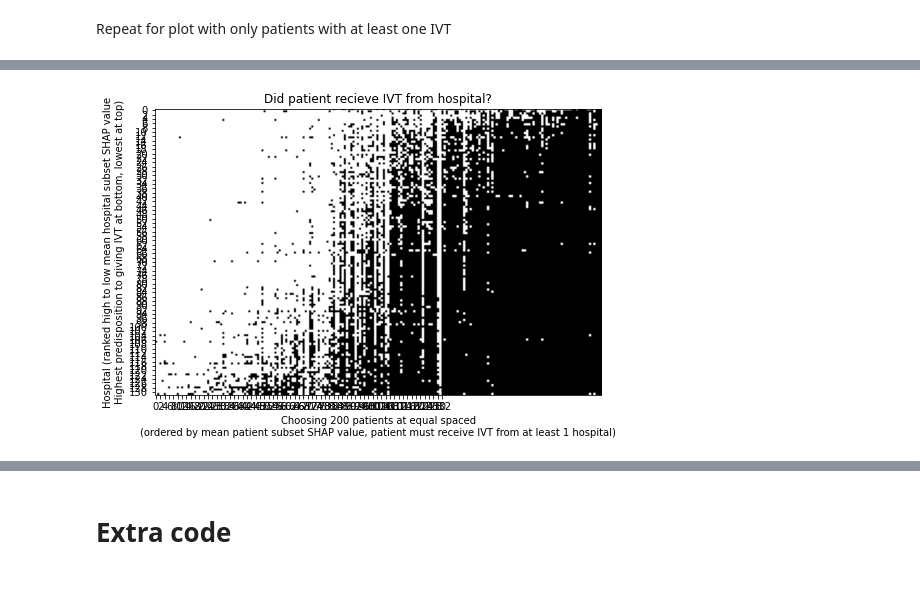
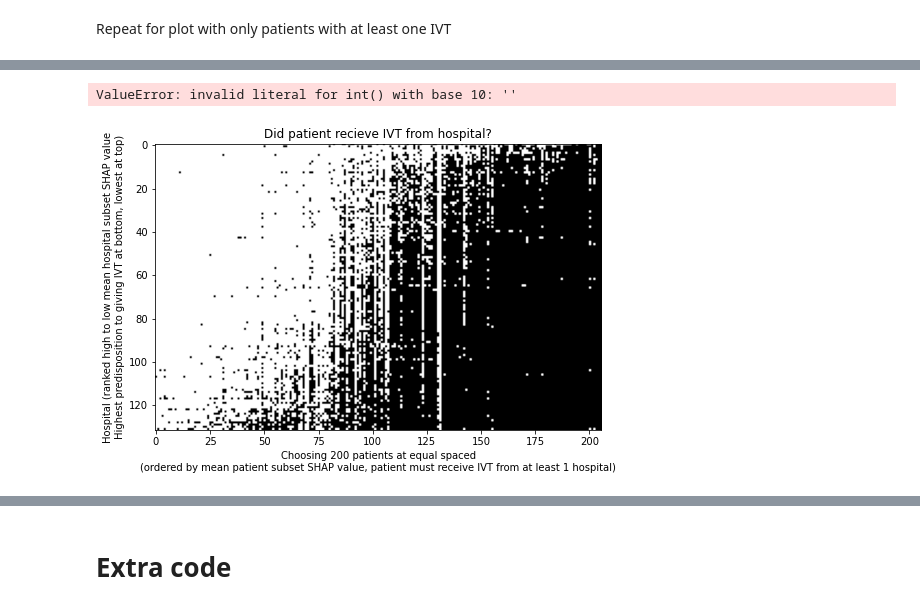
Before and after one commit to samuel-book/samuel_shap_paper_1, a Jupyter notebook: xgb_10_features/04d_10k_subset_SHAP_values_hosp_patient_plot.ipynb, the cells around one changed output, grey strips where cells are left out. Drawn from its saved outputs; the diff is of its cells as text; code cells hidden in the pictures.

Commit message:
Still trying to change plot tick labels. As yet, unfinished

```diff
--- a/xgb_10_features/04d_10k_subset_SHAP_values_hosp_patient_plot.ipynb
+++ b/xgb_10_features/04d_10k_subset_SHAP_values_hosp_patient_plot.ipynb
@@ -142,3 +144,5 @@ test_stroke_team = test['Stroke team']
+# %%
+n_test_patients = test.shape[0]
 # %% [markdown]
 ## Fit XGBoost model
 
@@ -291,7 +295,7 @@ file_exists = exists(filename)
 if file_exists:
     # Load SHAP subset data
     with open(filename, 'rb') as filehandler:
-        df_shap_subset_values = pickle.load(filehandler)
+        df_subset_shap_totals = pickle.load(filehandler)
 
 else:
     # Create df_shap_subset_values
@@ -1109,22 +1099,63 @@ Name: patient_subset_mean, Length: 206, dtype: float64
 # %%
 # seems the first number defines clarity, second defines size
 fig = plt.figure(figsize=(8,8))
 
 ax = fig.add_subplot(111)
 plt.imshow(df_patient_ivt_rate_10k_to_plot2, cmap='Greys')#,  interpolation='nearest')
 ax.set_xlabel('Choosing 200 patients at equal spaced\n(ordered by mean patient subset SHAP value, patient must receive IVT from at least 1 hospital)')
 ax.set_ylabel('Hospital (ranked high to low mean hospital subset SHAP value\nHighest predisposition to giving IVT at bottom, lowest at top)')
 ax.set_title('Did patient recieve IVT from hospital?')
 
+#xticklabels = ax.get_xticklabels()
+#xtick_label_pos = [int(xticklabels[i+1].get_text()) for i in range(len(xticklabels)-1)]
+#xtick_label_pos = xtick_label_pos[:-1]
+##xtick_label_pos
+
+
+#x_label_list = np.array(x_labels)[np.array(xtick_label_pos)]
+#x_label_list = x_labels.tolist()[xtick_label_pos]#['A1', 'B1', 'C1', 'D1']
+#ax.set_xticks(xtick_label_pos)
+#ax.set_xticklabels(x_label_list)
+#ax.set_xticks([20,40,60,80])
+
+
+#ytick_label_pos = [int(yticklabels[i+1].get_text()) for i in range(len(yticklabels)-1)]
+#ytick_label_pos = ytick_label_pos[:-1]
+
+
+# Change x tick labels from the order number to the subset SHAP value
+xticklabels = ax.get_xticklabels()
+xtick_label_pos = [int(xticklabels[i+1].get_text()) for i in range(len(xticklabels)-1)]
+xtick_label_pos = xtick_label_pos[:-1]
+
+x_label_list = np.array(x_labels)[np.array(xtick_label_pos)]
+ax.set_xticks(xtick_label_pos)
+ax.set_xticklabels(x_label_list)
+
+# Change y tick labels from the order number to the subset SHAP value
+
+yticklabels = ax.get_yticklabels()
+ytick_label_pos = [int(yticklabels[i+1].get_text()) for i in range(len(yticklabels)-1)]
+ytick_label_pos = ytick_label_pos[:-1]
+
+y_label_list = np.array(y_labels)[np.array(ytick_label_pos)]
+ax.set_yticks(ytick_label_pos)
+ax.set_yticklabels(y_label_list)
+
+
+
+
+
 # locator puts ticks at regular intervals
-loc = plticker.MultipleLocator(base=2)
-ax.xaxis.set_major_locator(loc)
-ax.yaxis.set_major_locator(loc)
+#loc = plticker.MultipleLocator(base=2)
+#ax.xaxis.set_major_locator(loc)
+#ax.yaxis.set_major_locator(loc)
 
 
 #ax.set_xticklabels(x_labels)#, rotation=45, ha='right', size=8)
 #ax.set_yticklabels(y_labels)
 
 plt.show()
 # %% [output]
+ValueError: invalid literal for int() with base 10: ''
-[figure, old version]
+[figure, new version]
```
Also changed, not shown: parts of 15 cells of this notebook.
